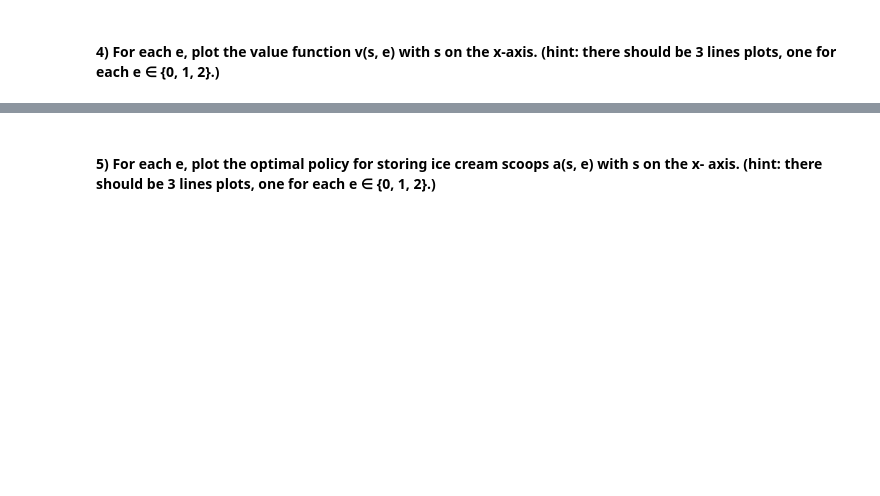
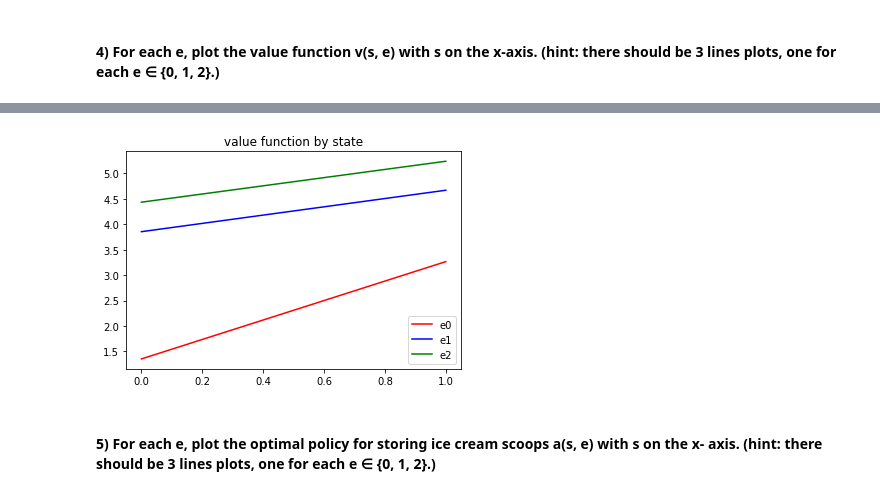
Before and after one commit to colella2/ReinforcementLearning_Assignment2, a Jupyter notebook: Reinforcement_Learning_Assignment 2_Colella_v2.ipynb, the cells around one changed output, grey strips where cells are left out. Drawn from its saved outputs; the diff is of its cells as text; code cells hidden in the pictures; blank space fills up the shorter version.

```diff
--- a/Reinforcement_Learning_Assignment 2_Colella_v2.ipynb
+++ b/Reinforcement_Learning_Assignment 2_Colella_v2.ipynb
@@ -287,7 +337,7 @@ def reward(c):
     if c >= 0:
         return np.log(c + 1)
     else:
-        return -8.000000000 # placeholder for negative infinity
+        return -8000000000.0 # placeholder for negative infinity
 
 
 # apply function to get (s, e, a) combos
@@ -554,12 +604,23 @@ array([[0., 0., 0., 0., 0., 0., 0., 0., 0., 0., 0., 0., 0., 0., 0., 0.,
         0., 0., 0., 0., 0., 0., 0., 0.]])
 # %%
 for n in range(1,T): # T is 600; have to start n at 1 b/c below access n-1 th element
-    y0 = 12 # fails without this line
+    # y0 = 12 # fails without this line
     for i in range(0,N): # N is 12
-            if i==y0:
+            # if i==y0:
                 # rhs should be 1 x 3 and will initially be all zeroes
                 rhs = np.zeros((1,K),dtype=np.float64) # K is 3
                 for k in range(0,K):
                     # access kth element from rhs; rhs[0] is (0,0,0)
                     # q[k][i][0] accesses actual number within 12-item array
                     rhs[0][k] = q[k][i][0] + np.matmul(P[k,i,:],v[:,n-1]) # P has 3 arrays that are 12 x 2
+
+                v[i,n] = max(rhs[0])
+                d[i,n] = np.argmax(rhs[0])
+
+# value table
+v = v.T
+v
+
+# decisions table
+d = d.T
+d
@@ -636,7 +683,12 @@ policy_df
 # look up the value for the different states and scoops given combinations
 # can put put none for infeasible states like (0, 1) since can't have 0 if just given a scoop
 
-value_data = pd.DataFrame({'s': range(5),
-                          'zero': [],
-                          'one': [],
-                          'two': []})
+value_data = {'iter': [*range(T)],
+              'value (0,0)': v[:,0], 'value (1,0)': v[:,1], 'value (1,1)': v[:,2],
+              'value (2,0)': v[:,3], 'value (2,1)': v[:,4], 'value (2,2)': v[:,5], 'value (3,0)': v[:,6],
+              'value (3,1)': v[:,7], 'value (3,2)': v[:,8], 'value (4,0)': v[:,9], 'value (4,1)': v[:,10],
+              'value (4,2)': v[:,11]}
+
+values = pd.DataFrame(value_data)
+
+values
@@ -650,2 +709,16 @@ plt.title('Value function by state for each possible scoops given')
+# %%
+vals = pd.DataFrame({'s': range(2),
+                          'e0': [values.iloc[5,1], values.iloc[5,7]],
+                          'e1': [values.iloc[5,5], values.iloc[5,11]],
+                          'e2': [values.iloc[5,6], values.iloc[5,12]]})
+
+a = plt.plot('s', 'e0', data = vals, color = 'red')
+b = plt.plot('s', 'e1', data = vals, color = 'blue')
+c = plt.plot('s', 'e2', data = vals, color = 'green')
+
+e = plt.title('value function by state')
+j = plt.legend()
+# %% [output]
+[figure, added]
 # %% [markdown]
 #### 5) For each e, plot the optimal policy for storing ice cream scoops a(s, e) with s on the x- axis. (hint: there should be 3 lines plots, one for each e ∈ {0, 1, 2}.)
```
Also changed, not shown: parts of 19 cells of this notebook.
